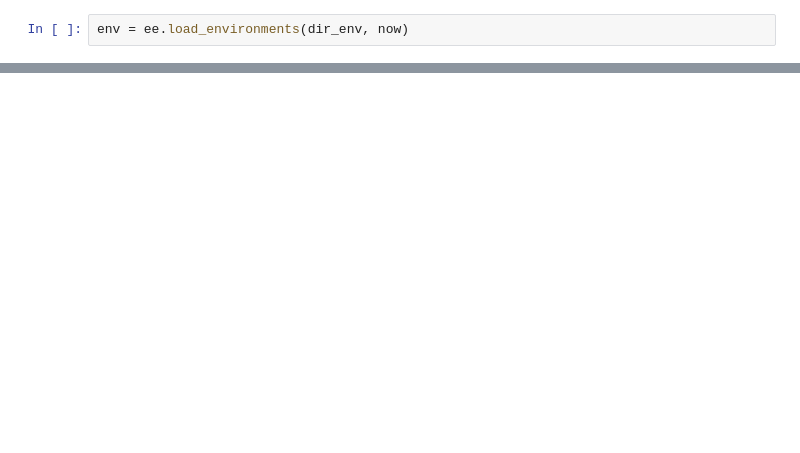
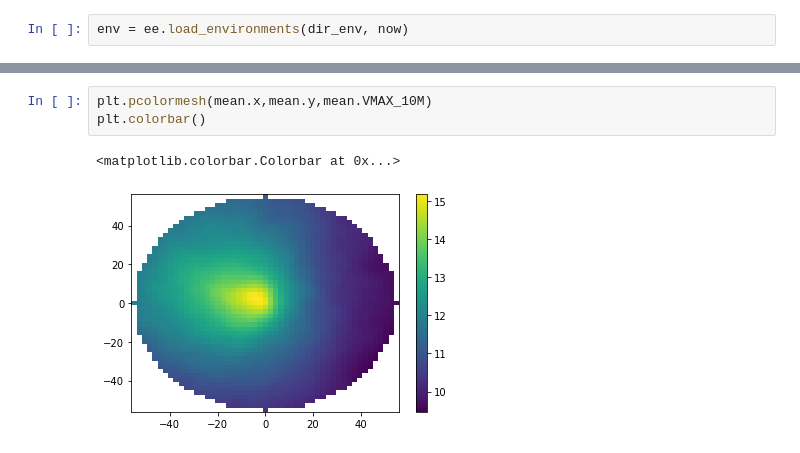
Before and after one commit to KillianBrennan/cookie_cutter, a Jupyter notebook: test_extractor.ipynb, the cells around one changed output, grey strips where cells are left out. Drawn from its saved outputs; the diff is of its cells as text; blank space fills up the shorter version.

```diff
--- a/test_extractor.ipynb
+++ b/test_extractor.ipynb
@@ -66,0 +173,6 @@ plt.colorbar()
+# %%
+plt.pcolormesh(mean.x,mean.y,mean.VMAX_10M)
+plt.colorbar()
+# %% [output]
+<matplotlib.colorbar.Colorbar at 0x...>
+[figure, added]
```
Also changed, not shown: parts of 17 cells of this notebook, 3 other files.
